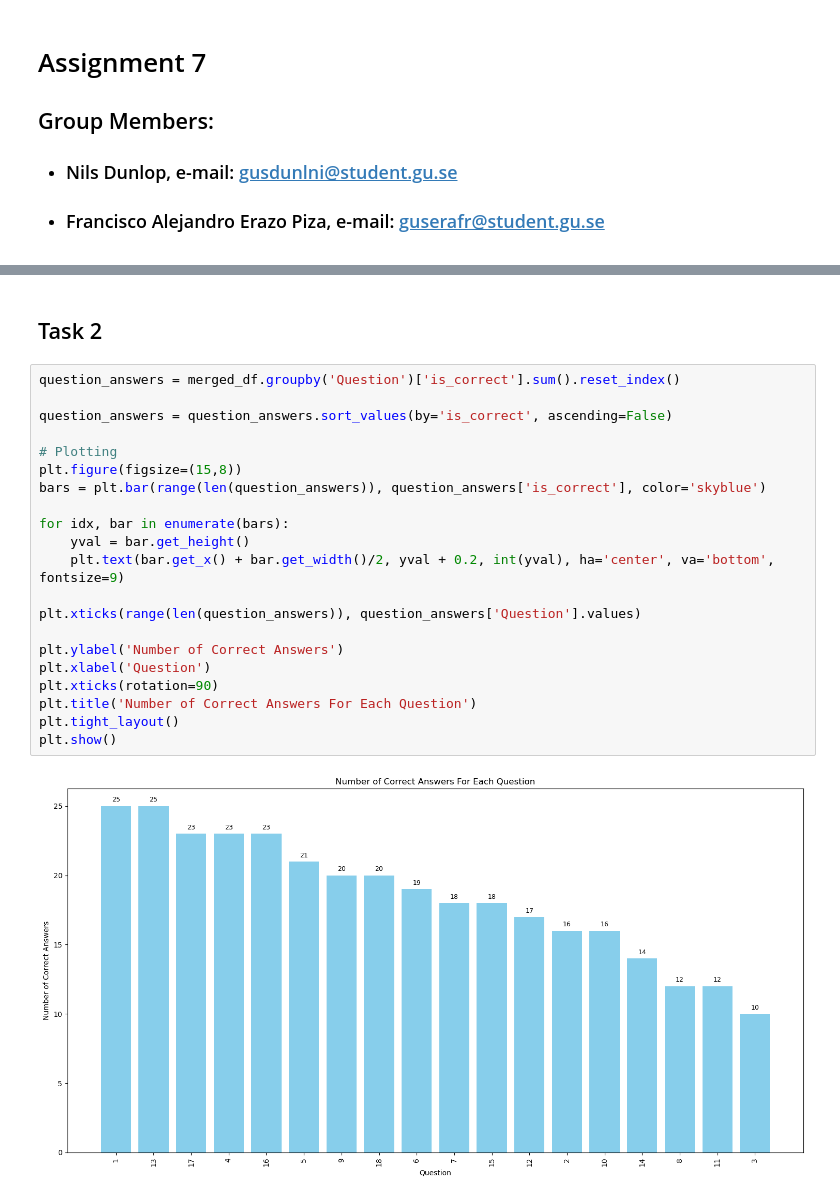
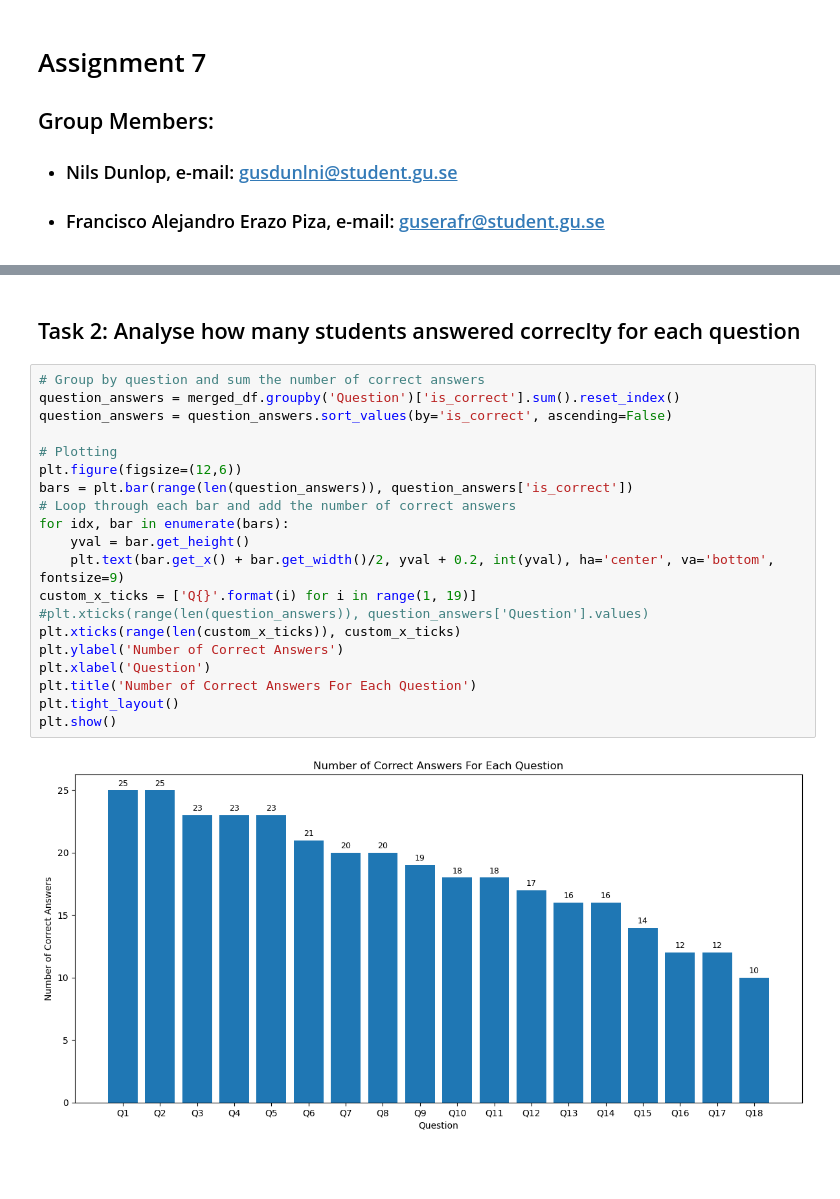
Before and after one commit to NilsDunlop/DIT376-Assignments, a Jupyter notebook: Assignment 7/Assignment 7.ipynb, the cells around one changed output, grey strips where cells are left out. Drawn from its saved outputs; the diff is of its cells as text; blank space fills up the shorter version.

```diff
--- a/Assignment 7/Assignment 7.ipynb
+++ b/Assignment 7/Assignment 7.ipynb
@@ -37,26 +41,25 @@ plt.show()
 # %% [markdown]
-## Task 2
+## Task 2: Analyse how many students answered correclty for each question
 # %%
+# Group by question and sum the number of correct answers
 question_answers = merged_df.groupby('Question')['is_correct'].sum().reset_index()
-
 question_answers = question_answers.sort_values(by='is_correct', ascending=False)
 
 # Plotting
-plt.figure(figsize=(15,8))
-bars = plt.bar(range(len(question_answers)), question_answers['is_correct'], color='skyblue')
-
+plt.figure(figsize=(12,6))
+bars = plt.bar(range(len(question_answers)), question_answers['is_correct'])
+# Loop through each bar and add the number of correct answers
 for idx, bar in enumerate(bars):
     yval = bar.get_height()
     plt.text(bar.get_x() + bar.get_width()/2, yval + 0.2, int(yval), ha='center', va='bottom', fontsize=9)
-
-plt.xticks(range(len(question_answers)), question_answers['Question'].values)
-
+custom_x_ticks = ['Q{}'.format(i) for i in range(1, 19)]
+#plt.xticks(range(len(question_answers)), question_answers['Question'].values)
+plt.xticks(range(len(custom_x_ticks)), custom_x_ticks)
 plt.ylabel('Number of Correct Answers')
 plt.xlabel('Question')
-plt.xticks(rotation=90)
 plt.title('Number of Correct Answers For Each Question')
 plt.tight_layout()
 plt.show()
 # %% [output]
-[figure, old version]
+[figure, new version]
 # %% [markdown]
```
Also changed, not shown: parts of 19 cells of this notebook.
